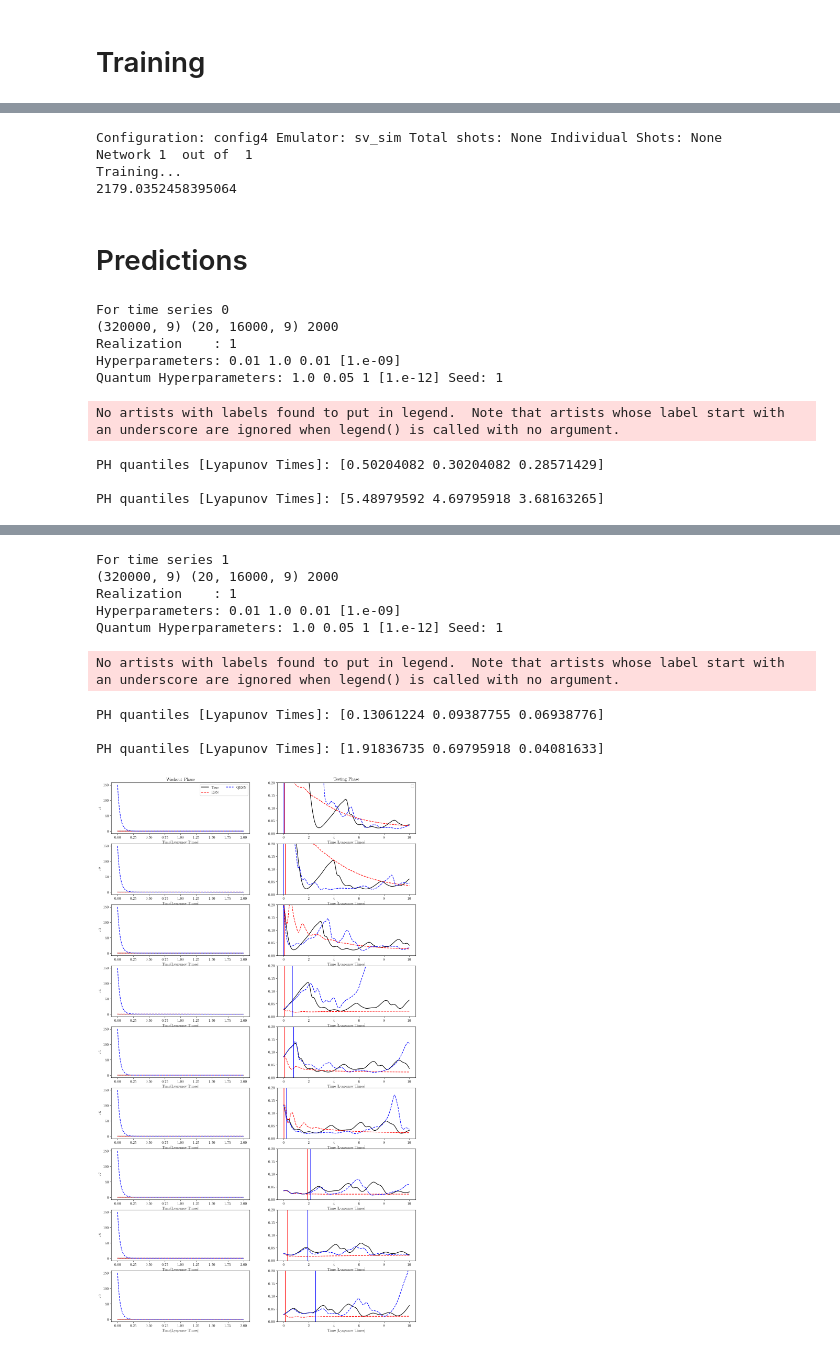
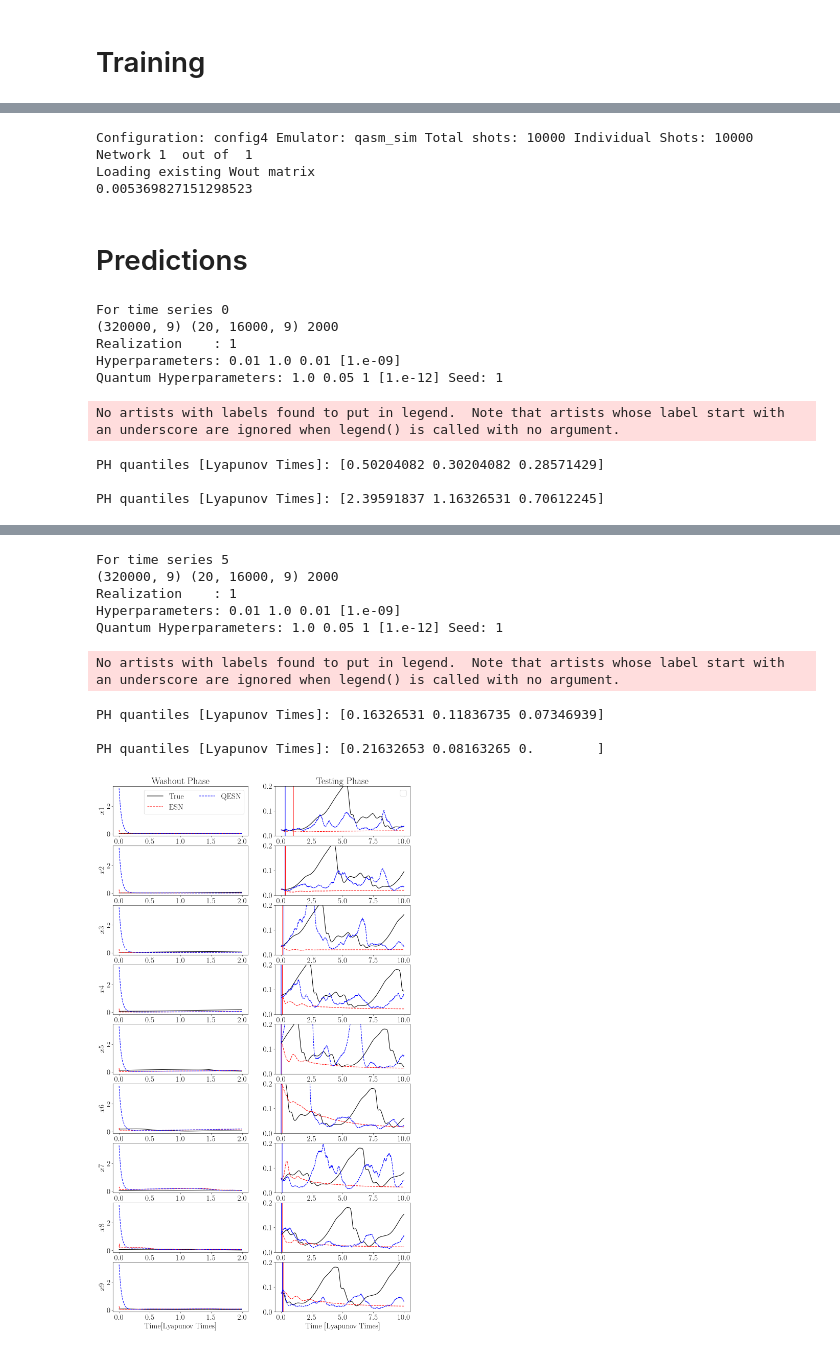
Before and after one commit to MagriLab/OptimalTraining_RFQRC, a Jupyter notebook: src/Notebook_MFE.ipynb, the cells around one changed output, grey strips where cells are left out. Saved outputs shown, nothing was run; the diff lists cells and outputs as text; code cells hidden in the pictures.

```diff
--- a/src/Notebook_MFE.ipynb
+++ b/src/Notebook_MFE.ipynb
@@ -272,9 +273,8 @@ gps        = [None]*ensemble
 # to print performance of every set of hyperparameters
 # print_flag = False
 # %%
-## TODO fix k, global issues for classical hyperparam opt
-run_hyperparam = True
-save = True
+run_hyperparam = False
+save = False
 
 if run_hyperparam:
     for i in range(ensemble):
@@ -452,13 +402,13 @@ qc_type        = config_list[3]
 config         = 4 # for initializing class its +1 of the list above
 
 emulator_list  = ['sv_sim','qasm_sim']
-emulator       = emulator_list[0]
+emulator       = emulator_list[1]
 
 method_list    = ['sv','shots1k','shots5k','shots10k','shots20k','shots30k','shots40k','shots50k','shots75k','shots100k','shots200k','shots1']
 shot_list      = [None,1000,5000,10000,20000,30000,40000,50000,75000,100000,200000,400000,1]
 
 ## SHOT INPUT
-shot_index     = 0
+shot_index     = 3
 
 method = method_list[shot_index]
 total_shots  = shot_list[shot_index]
@@ -479,9 +429,9 @@ QESN.method_qc(parameterized=False)
 # QESN.gen_param_quantumcircuit()
 
 quantum_training = True
-run_training     = True
-save_training    = True
-load_training    = False
+run_training     = False
+save_training    = False
+load_training    = True
 
 Xa_qq    = []
 Woutt_qq    = np.zeros(((qu_ensemble, QESN.N_units+1,dim)))
@@ -514,7 +464,7 @@ if quantum_training:
             print('Loading existing Wout matrix')
             #hf       = h5py.File('./data/MFE/Woutt_qq='+str(dt)+'-Nres'+str(N_units_q)+'-Ensemble'+str(ensemble)+'-dim'+str(dim)+'-epsilon_q'+str(eps_fix)+'-tikh'+str(tikh_q)+'script')#+'-noise')
             #hf        = h5py.File('./data/MFE/Woutt_qq='+str(dt)+'-Nres'+str(N_units)+'-Ensemble'+str(qu_ensemble)+'-dim'+str(dim)+'-epsilon_q'+str(eps_fix)+'-tikh'+str(tikh_q)+'-scaling'+str(scaling)+'-noise'+str(noise)+'-'+str(method)+str(qc_type))
-            hf       = h5py.File('./data/MFE/Woutt_qq='+str(dt)+'-Nres'+str(N_units)+'-Ensemble'+str(ensemble)+'-dim'+str(dim)+'-epsilon_q'+str(eps_fix)+'-tikh'+str(tikh_q)+'-scaling'+str(scaling)+'-noise'+str(noise)+'-'+str(method)+str(qc_type))
+            hf       = h5py.File('./data/MFE/Woutt_qq='+str(dt)+'-Nres'+str(N_units)+'-Ensemble'+str(qu_ensemble)+'-dim'+str(dim)+'-epsilon_q'+str(eps_fix)+'-tikh'+str(tikh_q)+'-scaling'+str(scaling)+'-noise'+str(noise)+'-'+str(method)+str(qc_type))
             #hf      = h5py.File('./data/{}_New/Woutt_qq='.format(save_fold)+str(dt)+'-Nres'+str(N_units)+'-Ensemble'+str(qu_ensemble)+'-dim'+str(dim)+'-epsilon_q'+str(eps_fix)+'-tikh'+str(tikh_q)+'-scaling'+str(scaling)+'-noise'+str(noise)+'-'+str(method)+str(qc_type))
             #hf      = h5py.File('./data/{}/Woutt_qq='.format(save_fold)+str(dt)+'-Nres'+str(N_units)+'-Ensemble'+str(qu_ensemble)+'-dim'+str(dim)+'-epsilon_q'+str(eps_fix)+'-tikh'+str(tikh_q)+'-scaling'+str(scaling)+'-noise'+str(noise)+'-'+str(method)+str(qc_type))
 
@@ -548,11 +498,16 @@ if save_training:
     hf       = h5py.File(fln,'w')
     hf.create_dataset('Woutt_qq',data=Woutt_qq)
     hf.close()
+
+    fln      = ('./data/{}/Xa_qq='.format(save_fold)+str(dt)+'-Nres'+str(N_units)+'-Ensemble'+str(qu_ensemble)+'-dim'+str(dim)+'-epsilon_q'+str(eps_fix)+'-tikh'+str(tikh_q)+'-scaling'+str(scaling)+'-noise'+str(noise)+'-'+str(method)+str(qc_type))
+    hf       = h5py.File(fln,'w')
+    hf.create_dataset('Xa_qq',data=Xa_qq)
+    hf.close()
 # %% [output]
-Configuration: config4 Emulator: sv_sim Total shots: None Individual Shots: None
+Configuration: config4 Emulator: qasm_sim Total shots: 10000 Individual Shots: 10000
 Network 1  out of  1
-Training...
-2179.0352458395064
+Loading existing Wout matrix
+0.005369827151298523
 # %% [markdown]
 # Predictions
 # %%
@@ -576,7 +531,7 @@ PH_plot_pq =  []
 PH_series  = []
 PH_series_q  = []
 
-time_series = np.array([0,1]) # relevant for MFE
+time_series = np.array([0,5]) # relevant for MFE
 
 for j in range(len(time_series)):
     num_series = time_series[j]
@@ -613,4 +568,4 @@ Quantum Hyperparameters: 1.0 0.05 1 [1.e-12] Seed: 1
 No artists with labels found to put in legend.  Note that artists whose label start with an underscore are ignored when legend() is called with no argument.
 PH quantiles [Lyapunov Times]: [0.50204082 0.30204082 0.28571429]
 
-PH quantiles [Lyapunov Times]: [5.48979592 4.69795918 3.68163265]
+PH quantiles [Lyapunov Times]: [2.39591837 1.16326531 0.70612245]
@@ -618,10 +573,10 @@ PH quantiles [Lyapunov Times]: [5.48979592 4.69795918 3.68163265]
-For time series 1
+For time series 5
 (320000, 9) (20, 16000, 9) 2000
 Realization    : 1
 Hyperparameters: 0.01 1.0 0.01 [1.e-09]
 Quantum Hyperparameters: 1.0 0.05 1 [1.e-12] Seed: 1
 No artists with labels found to put in legend.  Note that artists whose label start with an underscore are ignored when legend() is called with no argument.
-PH quantiles [Lyapunov Times]: [0.13061224 0.09387755 0.06938776]
+PH quantiles [Lyapunov Times]: [0.16326531 0.11836735 0.07346939]
 
-PH quantiles [Lyapunov Times]: [1.91836735 0.69795918 0.04081633]
+PH quantiles [Lyapunov Times]: [0.21632653 0.08163265 0.        ]
-[figure, old version]
+[figure, new version]
```
Also changed, not shown: parts of 16 cells of this notebook, 1 other file.
